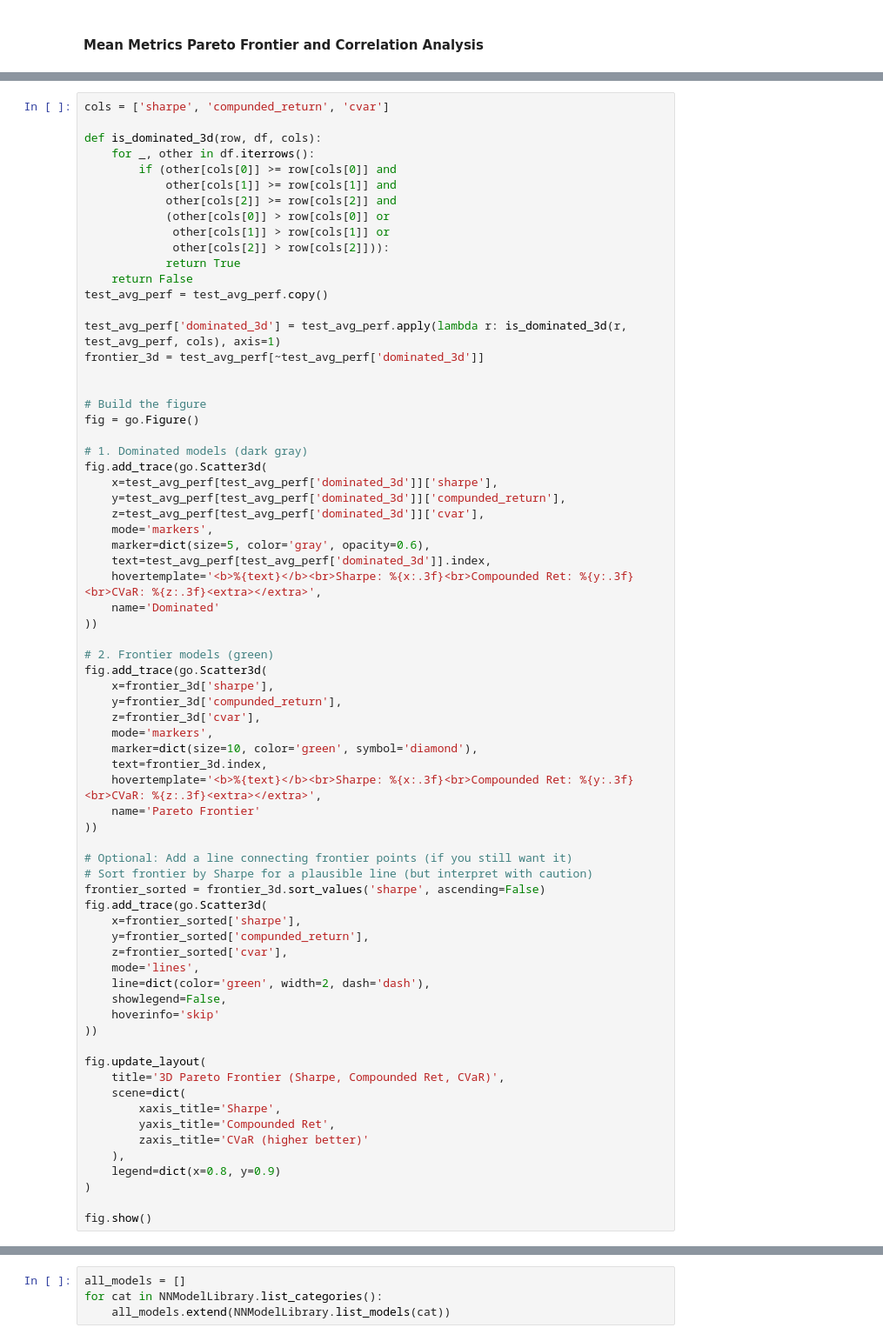
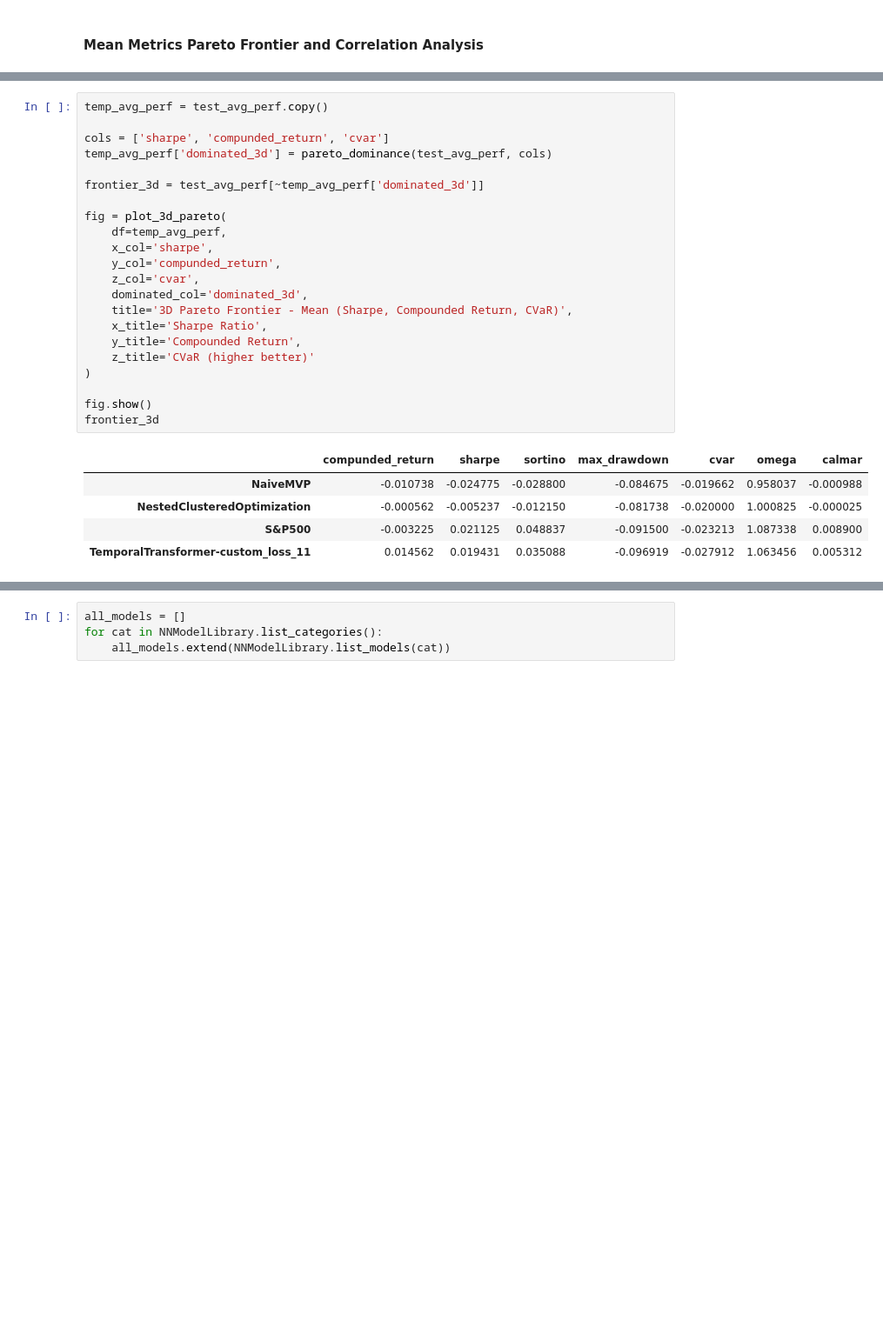
Before and after one commit to travisdesell/exact, a Jupyter notebook: financial_loss_functions/exploration/test_analysis.ipynb, the cells around one changed output, grey strips where cells are left out. Shown at 87% size. Drawn from its saved outputs; the diff is of its cells as text; blank space fills up the shorter version.

```diff
--- a/financial_loss_functions/exploration/test_analysis.ipynb
+++ b/financial_loss_functions/exploration/test_analysis.ipynb
@@ -129,73 +115,31 @@ calmar is highly correlated with:
   sortino: 0.947
   omega: 0.963
 # %%
+temp_avg_perf = test_avg_perf.copy()
+
 cols = ['sharpe', 'compunded_return', 'cvar']
+temp_avg_perf['dominated_3d'] = pareto_dominance(test_avg_perf, cols)
 
-def is_dominated_3d(row, df, cols):
-    for _, other in df.iterrows():
-        if (other[cols[0]] >= row[cols[0]] and
-            other[cols[1]] >= row[cols[1]] and
-            other[cols[2]] >= row[cols[2]] and
-            (other[cols[0]] > row[cols[0]] or
-             other[cols[1]] > row[cols[1]] or
-             other[cols[2]] > row[cols[2]])):
-            return True
-    return False
-test_avg_perf = test_avg_perf.copy()
+frontier_3d = test_avg_perf[~temp_avg_perf['dominated_3d']]
 
-test_avg_perf['dominated_3d'] = test_avg_perf.apply(lambda r: is_dominated_3d(r, test_avg_perf, cols), axis=1)
-frontier_3d = test_avg_perf[~test_avg_perf['dominated_3d']]
-
-
-# Build the figure
-fig = go.Figure()
-
-# 1. Dominated models (dark gray)
-fig.add_trace(go.Scatter3d(
-    x=test_avg_perf[test_avg_perf['dominated_3d']]['sharpe'],
-    y=test_avg_perf[test_avg_perf['dominated_3d']]['compunded_return'],
-    z=test_avg_perf[test_avg_perf['dominated_3d']]['cvar'],
-    mode='markers',
-    marker=dict(size=5, color='gray', opacity=0.6),
-    text=test_avg_perf[test_avg_perf['dominated_3d']].index,
-    hovertemplate='<b>%{text}</b><br>Sharpe: %{x:.3f}<br>Compounded Ret: %{y:.3f}<br>CVaR: %{z:.3f}<extra></extra>',
-    name='Dominated'
-))
-
-# 2. Frontier models (green)
-fig.add_trace(go.Scatter3d(
-    x=frontier_3d['sharpe'],
-    y=frontier_3d['compunded_return'],
-    z=frontier_3d['cvar'],
-    mode='markers',
-    marker=dict(size=10, color='green', symbol='diamond'),
-    text=frontier_3d.index,
-    hovertemplate='<b>%{text}</b><br>Sharpe: %{x:.3f}<br>Compounded Ret: %{y:.3f}<br>CVaR: %{z:.3f}<extra></extra>',
-    name='Pareto Frontier'
-))
-
-# Optional: Add a line connecting frontier points (if you still want it)
-# Sort frontier by Sharpe for a plausible line (but interpret with caution)
-frontier_sorted = frontier_3d.sort_values('sharpe', ascending=False)
-fig.add_trace(go.Scatter3d(
-    x=frontier_sorted['sharpe'],
-    y=frontier_sorted['compunded_return'],
-    z=frontier_sorted['cvar'],
-    mode='lines',
-    line=dict(color='green', width=2, dash='dash'),
-    showlegend=False,
-    hoverinfo='skip'
-))
-
-fig.update_layout(
-    title='3D Pareto Frontier (Sharpe, Compounded Ret, CVaR)',
-    scene=dict(
-        xaxis_title='Sharpe',
-        yaxis_title='Compounded Ret',
-        zaxis_title='CVaR (higher better)'
-    ),
-    legend=dict(x=0.8, y=0.9)
+fig = plot_3d_pareto(
+    df=temp_avg_perf,
+    x_col='sharpe',
+    y_col='compunded_return',
+    z_col='cvar',
+    dominated_col='dominated_3d',
+    title='3D Pareto Frontier - Mean (Sharpe, Compounded Return, CVaR)',
+    x_title='Sharpe Ratio',
+    y_title='Compounded Return',
+    z_title='CVaR (higher better)'
 )
 
 fig.show()
+frontier_3d
+# %% [output]
+|  | compunded_return | sharpe | sortino | max_drawdown | cvar | omega | calmar |
+| NaiveMVP | -0.010738 | -0.024775 | -0.028800 | -0.084675 | -0.019662 | 0.958037 | -0.000988 |
+| NestedClusteredOptimization | -0.000562 | -0.005237 | -0.012150 | -0.081738 | -0.020000 | 1.000825 | -0.000025 |
+| S&P500 | -0.003225 | 0.021125 | 0.048837 | -0.091500 | -0.023213 | 1.087338 | 0.008900 |
+| TemporalTransformer-custom_loss_11 | 0.014562 | 0.019431 | 0.035088 | -0.096919 | -0.027912 | 1.063456 | 0.005312 |
 # %% [markdown]
```
Also changed, not shown: parts of 10 cells of this notebook, 4 other files.
